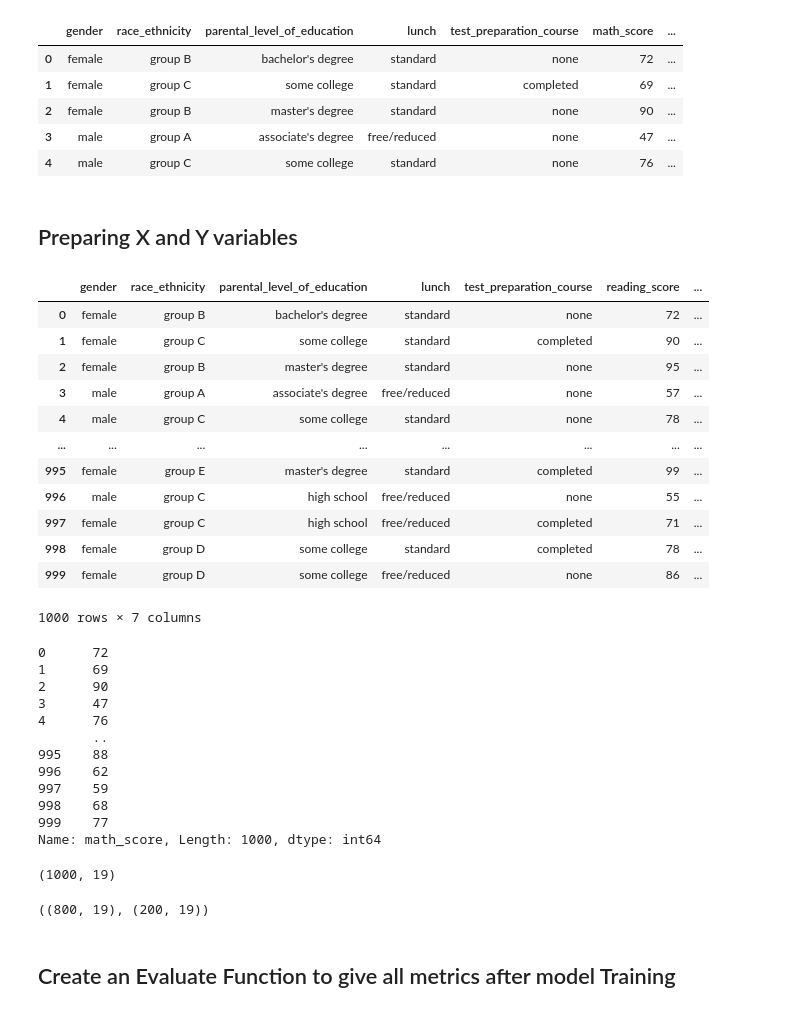
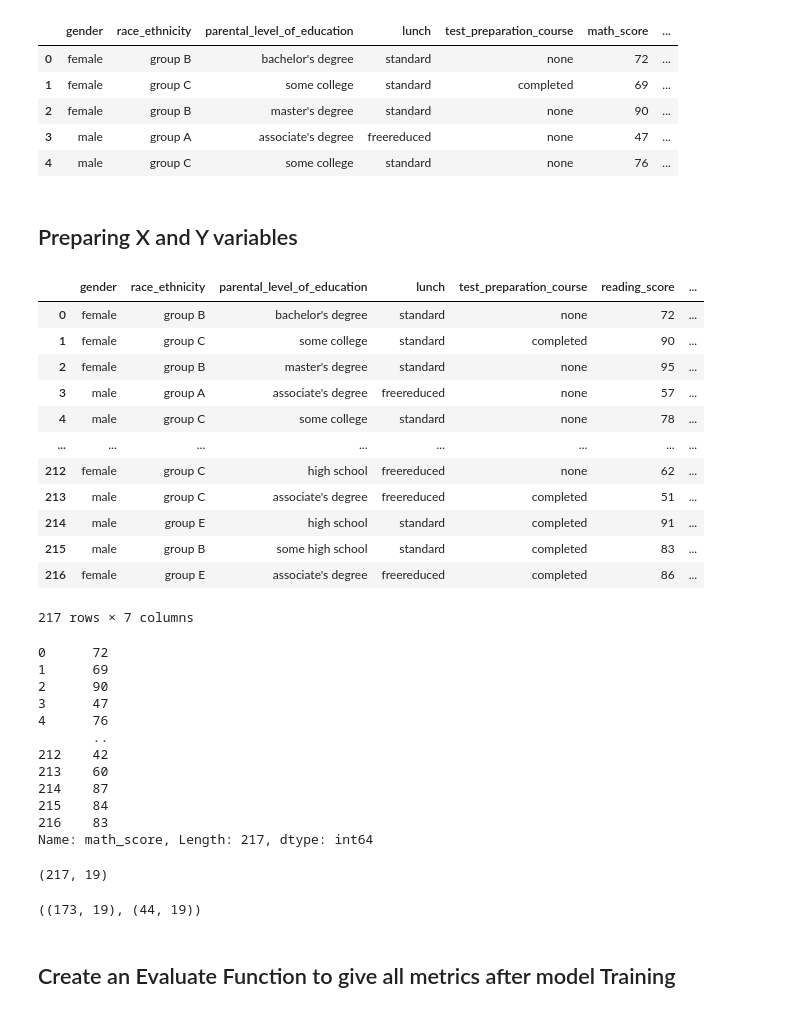
Before and after one commit to Pruthvicv/MLProject, a Jupyter notebook: notebook/Model_training.ipynb, the cells around one changed output. Cells and saved outputs as stored; diff of their text form; code cells hidden in the pictures.

```diff
--- a/notebook/Model_training.ipynb
+++ b/notebook/Model_training.ipynb
@@ -14,14 +14,14 @@ from sklearn.neighbors import KNeighborsRegressor
 from sklearn.metrics import mean_absolute_error,mean_squared_error, r2_score
 from sklearn.model_selection import RandomizedSearchCV
 # %%
-df = pd.read_csv("student.txt")
+df = pd.read_excel("student_marks.xlsx")
 df.head()
 # %% [output]
 |  | gender | race_ethnicity | parental_level_of_education | lunch | test_preparation_course | math_score | ... |
 | 0 | female | group B | bachelor's degree | standard | none | 72 | ... |
 | 1 | female | group C | some college | standard | completed | 69 | ... |
 | 2 | female | group B | master's degree | standard | none | 90 | ... |
-| 3 | male | group A | associate's degree | free/reduced | none | 47 | ... |
+| 3 | male | group A | associate's degree | freereduced | none | 47 | ... |
 | 4 | male | group C | some college | standard | none | 76 | ... |
 # %% [markdown]
 ## Preparing X and Y variables
@@ -33,15 +33,15 @@ x
 | 0 | female | group B | bachelor's degree | standard | none | 72 | ... |
 | 1 | female | group C | some college | standard | completed | 90 | ... |
 | 2 | female | group B | master's degree | standard | none | 95 | ... |
-| 3 | male | group A | associate's degree | free/reduced | none | 57 | ... |
+| 3 | male | group A | associate's degree | freereduced | none | 57 | ... |
 | 4 | male | group C | some college | standard | none | 78 | ... |
 | ... | ... | ... | ... | ... | ... | ... | ... |
-| 995 | female | group E | master's degree | standard | completed | 99 | ... |
-| 996 | male | group C | high school | free/reduced | none | 55 | ... |
-| 997 | female | group C | high school | free/reduced | completed | 71 | ... |
-| 998 | female | group D | some college | standard | completed | 78 | ... |
-| 999 | female | group D | some college | free/reduced | none | 86 | ... |
+| 212 | female | group C | high school | freereduced | none | 62 | ... |
+| 213 | male | group C | associate's degree | freereduced | completed | 51 | ... |
+| 214 | male | group E | high school | standard | completed | 91 | ... |
+| 215 | male | group B | some high school | standard | completed | 83 | ... |
+| 216 | female | group E | associate's degree | freereduced | completed | 86 | ... |
-1000 rows × 7 columns
+217 rows × 7 columns
 # %%
 y = df['math_score']
 y
@@ -52,12 +52,12 @@ y
 3      47
 4      76
        ..
-995    88
-996    62
-997    59
-998    68
-999    77
-Name: math_score, Length: 1000, dtype: int64
+212    42
+213    60
+214    87
+215    84
+216    83
+Name: math_score, Length: 217, dtype: int64
 # %%
 # Create Column Transformer with 3 types of transformers
 num_features = x.select_dtypes(exclude="object").columns
@@ -80,14 +80,14 @@ X = preprocessor.fit_transform(x)
 # %%
 X.shape
 # %% [output]
-(1000, 19)
+(217, 19)
 # %%
 # separate dataset into train and test
 from sklearn.model_selection import train_test_split
 X_train, X_test, y_train, y_test = train_test_split(X,y,test_size=0.2,random_state=42)
 X_train.shape, X_test.shape
 # %% [output]
-((800, 19), (200, 19))
+((173, 19), (44, 19))
 # %% [markdown]
 ## Create an Evaluate Function to give all metrics after model Training
 # %%
```
Also changed, not shown: parts of 2 cells of this notebook.
